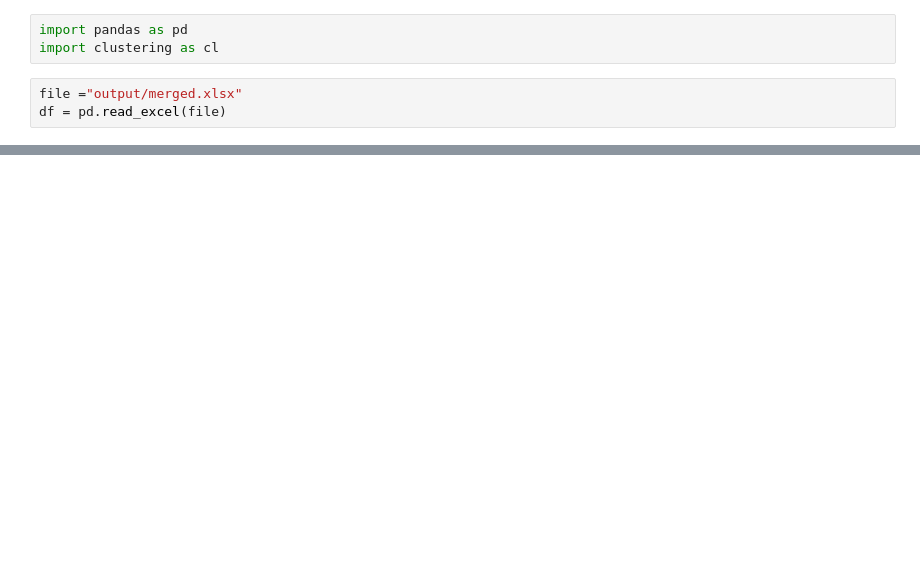
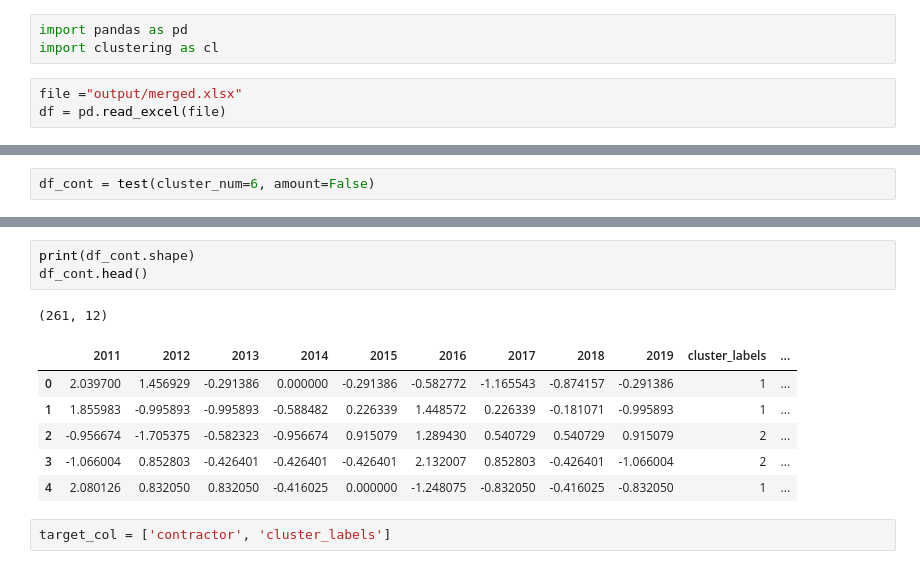
Before and after one commit to RossOkuno/atla_contract, a Jupyter notebook: run_clustering.ipynb, the cells around one changed output, grey strips where cells are left out. Drawn from its saved outputs; the diff is of its cells as text; blank space fills up the shorter version.

```diff
--- a/run_clustering.ipynb
+++ b/run_clustering.ipynb
@@ -23,0 +54,2 @@ KeyError: 'item_name'
+# %%
+df_cont = test(cluster_num=6, amount=False)
@@ -23,0 +73,13 @@ KeyError: 'item_name'
+# %%
+print(df_cont.shape)
+df_cont.head()
+# %% [output]
+(261, 12)
+|  | 2011 | 2012 | 2013 | 2014 | 2015 | 2016 | 2017 | 2018 | 2019 | cluster_labels | ... |
+| 0 | 2.039700 | 1.456929 | -0.291386 | 0.000000 | -0.291386 | -0.582772 | -1.165543 | -0.874157 | -0.291386 | 1 | ... |
+| 1 | 1.855983 | -0.995893 | -0.995893 | -0.588482 | 0.226339 | 1.448572 | 0.226339 | -0.181071 | -0.995893 | 1 | ... |
+| 2 | -0.956674 | -1.705375 | -0.582323 | -0.956674 | 0.915079 | 1.289430 | 0.540729 | 0.540729 | 0.915079 | 2 | ... |
+| 3 | -1.066004 | 0.852803 | -0.426401 | -0.426401 | -0.426401 | 2.132007 | 0.852803 | -0.426401 | -1.066004 | 2 | ... |
+| 4 | 2.080126 | 0.832050 | 0.832050 | -0.416025 | 0.000000 | -1.248075 | -0.832050 | -0.416025 | -0.832050 | 1 | ... |
+# %%
+target_col = ['contractor', 'cluster_labels']
```
Also changed, not shown: parts of 8 cells of this notebook, 10 other files.
